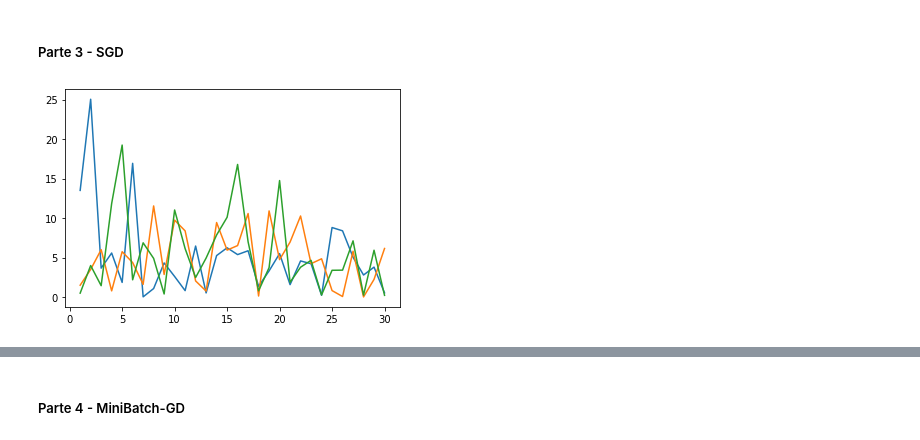
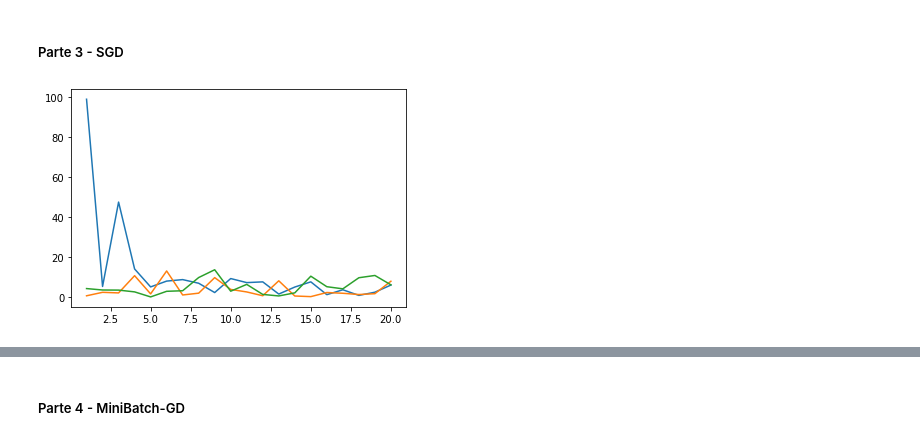
Before and after one commit to CarlosGarlem/AlgoritmosDS, a Jupyter notebook: optimizationProject/algoritmos.ipynb, the cells around one changed output, grey strips where cells are left out. Drawn from its saved outputs; the diff is of its cells as text; code cells hidden in the pictures.

```diff
--- a/optimizationProject/algoritmos.ipynb
+++ b/optimizationProject/algoritmos.ipynb
@@ -373,13 +374,14 @@ A = np.random.normal(0, 1, size = (n,d))
 x_true = np.random.normal(0, 1, size = (d,1))
 b = A.dot(x_true) + np.random.normal(0, 0.5, size = (n,1))
 # %%
-def computeGD(x_0, A, b, kmax, epsilon, lr, mb_size):
+def computeGD(x_0, A, b, kmax, lr, mb_size, epsilon = 0.00000001):
     k = 0
     x_k = x_0
-    errors = []
+    error = float('inf')
+    data = {'Iter': [], 'Xn': [], 'Pk': [], 'Error': []}
 
     mat = np.hstack((A,b))
-    while k < kmax:
+    while k < kmax and error > epsilon:
         np.random.shuffle(mat) #in-place shuffle
         iters = A.shape[0] // mb_size
         for i in range(0, iters):
@@ -394,10 +396,14 @@ def computeGD(x_0, A, b, kmax, epsilon, lr, mb_size):
             x_k = x_k1
 
         k += 1
-        error = np.linalg.norm(gradient, 2)
-        errors.append(error)
+        error = np.linalg.norm(gradient)
+        data['Iter'].append(k)
+        data['Xn'].append(x_k.round(7))
+        data['Pk'].append(-1 * gradient.round(7))
+        data['Error'].append(error.round(7))
 
-    return errors
+    results = pd.DataFrame(data)
+    return results
 # %% [markdown]
 ##### Parte 1 - Solucion Cerrada
 # %%
@@ -430,10 +448,10 @@ array([[-1.42212128e+00],
 # %%
 lr_list = [0.00005, 0.0005, 0.0007]
 x_0 = np.zeros_like(x_true)
-kmax = 30
+kmax = 100
 # %%
 for lr in lr_list:
-    errors = computeGD(x_0, A, b, kmax, epsilon, lr, A.shape[0])
-    plt.plot(np.arange(1,kmax + 1), errors[:kmax])
+    df = computeGD(x_0, A, b, kmax, lr, A.shape[0])
+    plt.plot(np.arange(1,21), df.loc[:19, 'Error'])
 plt.show()
 # %% [output]
@@ -448,7 +474,7 @@ epsilon = 0.000001
 # %%
 for lr in lr_list:
-    errors = computeGD(x_0, A, b, kmax, epsilon, lr, 1)
-    plt.plot(np.arange(1,31), errors[:30])
+    df = computeGD(x_0, A, b, kmax, lr, 1)
+    plt.plot(np.arange(1,21), df.loc[:19, 'Error'])
 plt.show()
 # %% [output]
-[figure, old version]
+[figure, new version]
```
Also changed, not shown: parts of 20 cells of this notebook, 1 other file.
